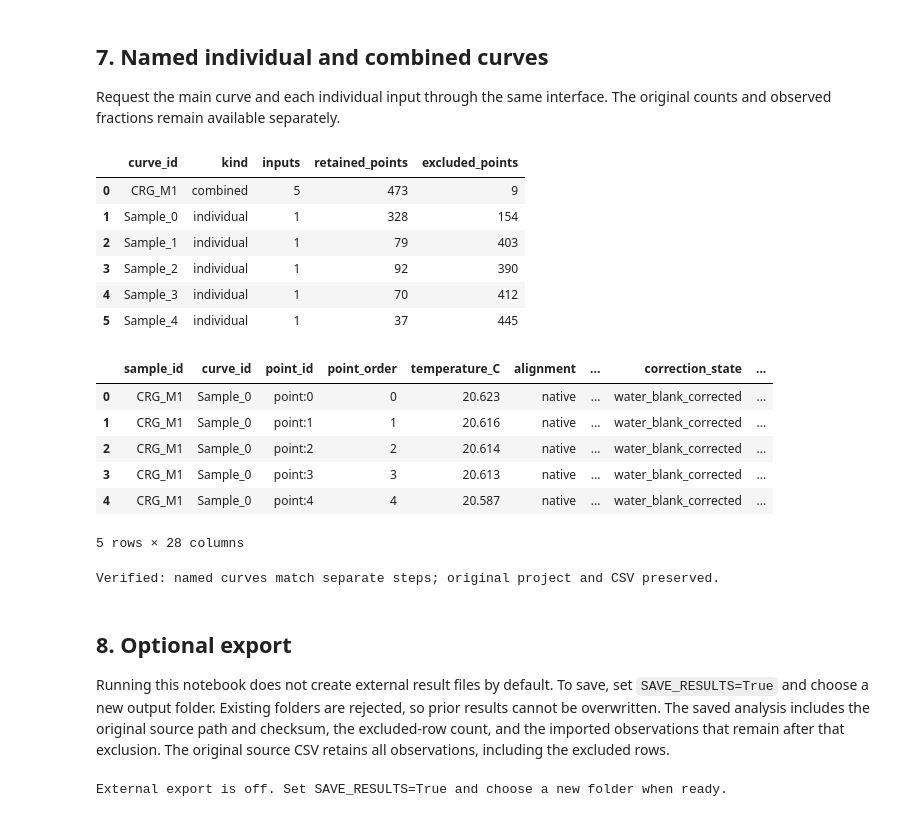
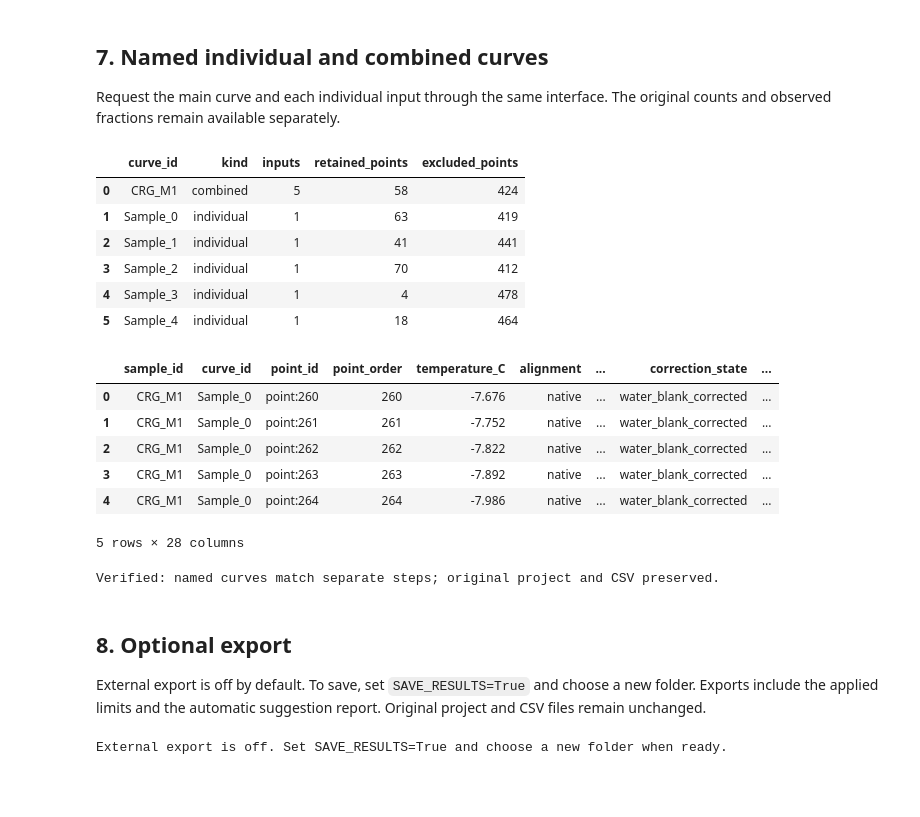
Before and after one commit to bochens/inptk, a Jupyter notebook: notebook/icescopy_freeze_count_to_air_inp_demo.ipynb, the cells around one changed output. Drawn from its saved outputs; the diff is of its cells as text; code cells hidden in the pictures; blank space fills up the shorter version.

```diff
--- a/notebook/icescopy_freeze_count_to_air_inp_demo.ipynb
+++ b/notebook/icescopy_freeze_count_to_air_inp_demo.ipynb
@@ -252,6 +285,7 @@ of sampled air using the sample metadata.
 # %%
 individual_suspension = inptk.cumulative_spectrum(
-    fractions, experiment=experiment, temperature_ranges_C=TEMPERATURE_RANGES_C,
+    fractions, experiment=experiment, method=METHOD,
+    temperature_ranges_C=RANGES_BY_METHOD[METHOD],
 )
 individual_air = inptk.convert_concentration(
     individual_suspension, experiment.samples, basis="sampled_air",
@@ -327,11 +362,13 @@ Sampling onto 0.25 °C happens only after fitting and final selection.
 # %%
 range_controls = pd.DataFrame([
     {
+        "method": method,
         "measurement_id": name,
         "dilution": metadata.dilution,
-        "min_C": TEMPERATURE_RANGES_C.get(name, {}).get("min_C"),
-        "max_C": TEMPERATURE_RANGES_C.get(name, {}).get("max_C"),
+        "min_C": RANGES_BY_METHOD[method].get(name, {}).get("min_C"),
+        "max_C": RANGES_BY_METHOD[method].get(name, {}).get("max_C"),
     }
+    for method in ("mle", "average")
     for name, metadata in experiment.measurements.items() if name in SAMPLE_MAP
 ])
 display(range_controls)
@@ -339,7 +376,7 @@ display(range_controls)
 combined_suspension = {
     method: inptk.estimate_concentration(
         fractions, experiment=experiment, method=method, curves=CURVES,
-        temperature_ranges_C=TEMPERATURE_RANGES_C,
+        temperature_ranges_C=RANGES_BY_METHOD[method],
     )
     for method in ("mle", "average")
 }
@@ -403,13 +445,13 @@ for ax, method in zip(axes, ("mle", "average")):
     for index, (measurement_id, frame) in enumerate(
         individual_air.select(**plot_selection).to_dataframe().groupby("measurement_id", sort=False)
     ):
-        draw_spectrum(ax, frame, label="Individual joint fits" if index == 0 else None,
+        draw_spectrum(ax, frame, label=f"Individual {METHOD} estimates" if index == 0 else None,
                       color="0.7", alpha=0.5)
     draw_spectrum(ax, combined_air_candidates[method].select(**combined_selection).to_dataframe(),
                   label="Before final selection", color="0.4", linestyle=":", alpha=0.5)
     draw_spectrum(ax, combined_air[method].select(**combined_selection).to_dataframe(),
                   label="Retained curve + 95% intervals", color="C0", show_errors=True)
-    ax.set(yscale="log", title="Joint MLE" if method == "mle" else "Average",
+    ax.set(yscale="log", title="Joint MLE: manual limits" if method == "mle" else "Average: automatic limits",
            xlabel="Temperature (°C)", xlim=TEMPERATURE_XLIM)
     ax.grid(alpha=0.2)
     ax.legend(fontsize=8)
@@ -428,24 +463,0 @@ flags without excluding weak signals. MLE retains the manually chosen ranges.
-# %%
-auto_suggestions = inptk.suggest_temperature_ranges(
-    experiment, curves=CURVES, min_frozen=3, min_unfrozen=3,
-)
-display(pd.DataFrame.from_dict(auto_suggestions.inputs, orient="index"))
-auto_ranges = auto_suggestions.temperature_ranges_C  # Edit this copy if needed.
-average_auto = inptk.analyze_concentration(
-    experiment, method="average", curves=CURVES, temperature_ranges_C=auto_ranges,
-    output_basis="sampled_air", decrease_policy=DECREASE_POLICY,
-)
-auto_report = auto_suggestions.observations.to_dataframe()
-display(auto_report.groupby(["measurement_id", "blank_status"]).size().rename("observations"))
-auto_curve = average_auto.curves[COMBINED_CURVE_ID]
-fig, ax = plt.subplots(figsize=(9, 5), layout="constrained")
-draw_spectrum(ax, auto_curve.cumulative.to_dataframe(), label="Average: suggested limits",
-              color="C1", show_errors=True)
-draw_spectrum(ax, combined_air["mle"].to_dataframe(), label="Joint MLE: manual limits", color="C0")
-ax.set(yscale="log", xlabel="Temperature (°C)", ylabel="INP per litre of air",
-       xlim=TEMPERATURE_XLIM, title="Reviewed count-based range suggestions")
-ax.grid(alpha=0.2)
-ax.legend()
-plt.show()
-print(f"Average: {len(auto_curve.cumulative)} retained points; {len(auto_curve.excluded)} excluded.")
-print("Count thresholds do not guarantee a monotone average; the final decrease policy still applies.")
@@ -527,61 +515,58 @@ output_curves = {
 }
 result = inptk.analyze_concentration(
     experiment, method=METHOD, curves=output_curves,
-    temperature_ranges_C=TEMPERATURE_RANGES_C,
+    temperature_ranges_C=RANGES_BY_METHOD[METHOD],
     output_basis="sampled_air", output_step_C=OUTPUT_STEP_C,
     output_method=OUTPUT_METHOD, decrease_policy=DECREASE_POLICY,
 )
 curve = result.curves[COMBINED_CURVE_ID]
 pd.testing.assert_frame_equal(result.counts.to_dataframe(), experiment.counts.to_dataframe())
 pd.testing.assert_frame_equal(result.frozen_fraction.to_dataframe(), fractions.to_dataframe())
 pd.testing.assert_frame_equal(
     curve.cumulative.to_dataframe(), combined_air[METHOD].select(**combined_selection).to_dataframe(),
 )
 pd.testing.assert_frame_equal(
     curve.resampled.to_dataframe(), grid_air[METHOD].select(**combined_selection).to_dataframe(),
 )
 assert list(result.curves) == list(output_curves)
 for named_curve in result.curves.values():
     for source in named_curve.sources:
         selected = experiment.counts.select(
             measurement_id=source["measurement_id"], run_id=source["run_id"],
             cycle_id=source["cycle_id"],
         )
         assert len(selected)
 display(pd.DataFrame([
     {"curve_id": name, "kind": value.kind, "inputs": len(value.sources),
      "retained_points": len(value.cumulative), "excluded_points": len(value.excluded)}
     for name, value in result.curves.items()
 ]))
 display(result.curves["Sample_0"].cumulative.to_dataframe().head())
 assert hashlib.sha256(DATA_PATH.read_bytes()).hexdigest() == source_sha256
 assert hashlib.sha256(PROJECT_PATH.read_bytes()).hexdigest() == project_sha256
 print("Verified: named curves match separate steps; original project and CSV preserved.")
 # %% [output]
 |  | curve_id | kind | inputs | retained_points | excluded_points |
-| 0 | CRG_M1 | combined | 5 | 473 | 9 |
-| 1 | Sample_0 | individual | 1 | 328 | 154 |
-| 2 | Sample_1 | individual | 1 | 79 | 403 |
-| 3 | Sample_2 | individual | 1 | 92 | 390 |
-| 4 | Sample_3 | individual | 1 | 70 | 412 |
-| 5 | Sample_4 | individual | 1 | 37 | 445 |
+| 0 | CRG_M1 | combined | 5 | 58 | 424 |
+| 1 | Sample_0 | individual | 1 | 63 | 419 |
+| 2 | Sample_1 | individual | 1 | 41 | 441 |
+| 3 | Sample_2 | individual | 1 | 70 | 412 |
+| 4 | Sample_3 | individual | 1 | 4 | 478 |
+| 5 | Sample_4 | individual | 1 | 18 | 464 |
 |  | sample_id | curve_id | point_id | point_order | temperature_C | alignment | ... | correction_state | ... |
-| 0 | CRG_M1 | Sample_0 | point:0 | 0 | 20.623 | native | ... | water_blank_corrected | ... |
-| 1 | CRG_M1 | Sample_0 | point:1 | 1 | 20.616 | native | ... | water_blank_corrected | ... |
-| 2 | CRG_M1 | Sample_0 | point:2 | 2 | 20.614 | native | ... | water_blank_corrected | ... |
-| 3 | CRG_M1 | Sample_0 | point:3 | 3 | 20.613 | native | ... | water_blank_corrected | ... |
-| 4 | CRG_M1 | Sample_0 | point:4 | 4 | 20.587 | native | ... | water_blank_corrected | ... |
+| 0 | CRG_M1 | Sample_0 | point:260 | 260 | -7.676 | native | ... | water_blank_corrected | ... |
+| 1 | CRG_M1 | Sample_0 | point:261 | 261 | -7.752 | native | ... | water_blank_corrected | ... |
+| 2 | CRG_M1 | Sample_0 | point:262 | 262 | -7.822 | native | ... | water_blank_corrected | ... |
+| 3 | CRG_M1 | Sample_0 | point:263 | 263 | -7.892 | native | ... | water_blank_corrected | ... |
+| 4 | CRG_M1 | Sample_0 | point:264 | 264 | -7.986 | native | ... | water_blank_corrected | ... |
 5 rows × 28 columns
 Verified: named curves match separate steps; original project and CSV preserved.
 # %% [markdown]
 ## 8. Optional export
 
-Running this notebook does not create external result files by default. To save,
-set `SAVE_RESULTS=True` and choose a new output folder. Existing folders are
-rejected, so prior results cannot be overwritten. The saved analysis includes the
-original source path and checksum, the excluded-row count, and the imported
-observations that remain after that exclusion. The original source CSV retains
-all observations, including the excluded rows.
+External export is off by default. To save, set `SAVE_RESULTS=True` and choose a
+new folder. Exports include the applied limits and the automatic suggestion report.
+Original project and CSV files remain unchanged.
 # %%
 SAVE_RESULTS = False
 OUTPUT_DIR = DATA_PATH.parent / "inptk_m1_results"
```
Also changed, not shown: parts of 14 cells of this notebook.
